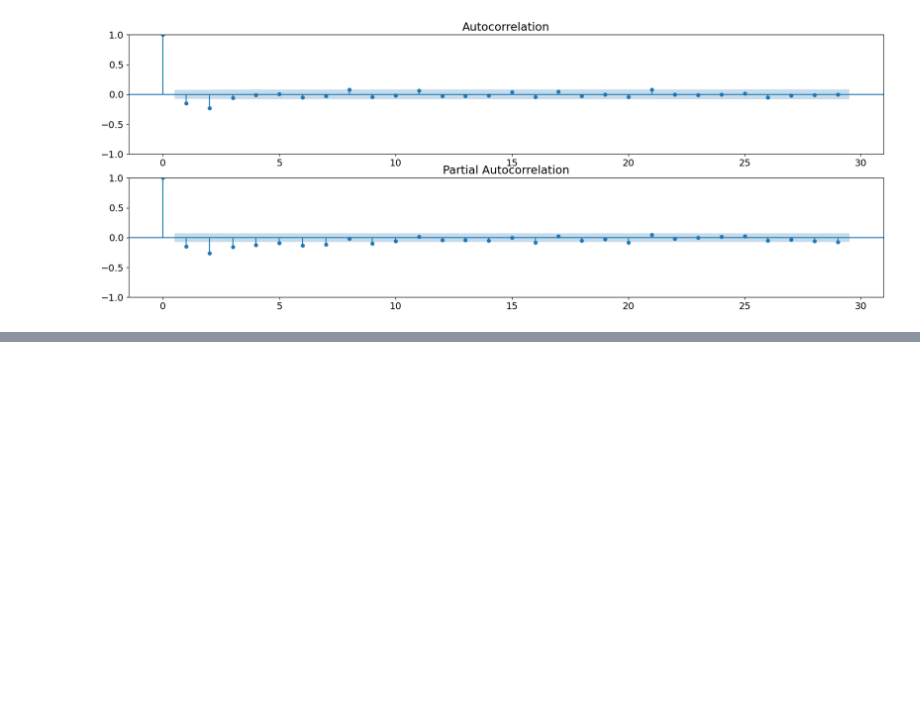
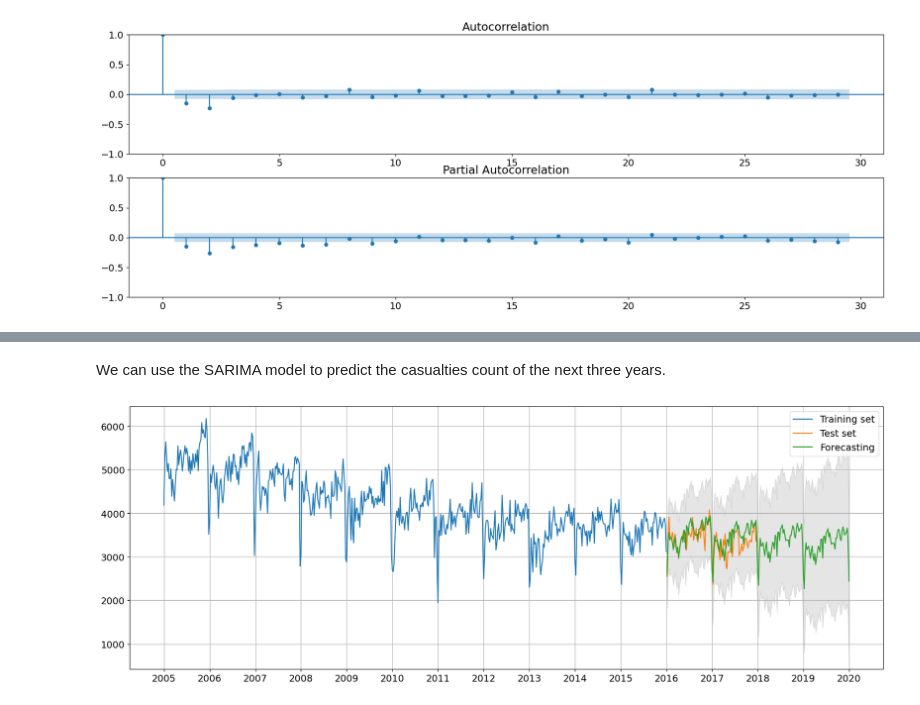
Before and after one commit to fedeStaffo/UK-Traffic-Accidents-Classification-Clustering-TimeSeries, a Jupyter notebook: time_series_analysis/time_series_analysis.ipynb, the cells around one changed output, grey strips where cells are left out. Saved outputs shown, nothing was run; the diff lists cells and outputs as text; code cells hidden in the pictures; blank space fills up the shorter version.

```diff
--- a/time_series_analysis/time_series_analysis.ipynb
+++ b/time_series_analysis/time_series_analysis.ipynb
@@ -449,0 +551,19 @@ fig = sm.graphics.tsa.plot_pacf(weekly_df_d1, ax=ax2)
+# %% [markdown]
+We can use the SARIMA model to predict the casualties count of the next three years.
+# %%
+fig, ax = plt.subplots(figsize=(20, 7))
+
+ax.plot(weekly_df['number_of_casualties'][:-52*2],label='Training set')
+ax.plot(weekly_df['number_of_casualties'][-52*2:], label='Test set')
+
+fcast = fit_model.get_forecast(steps=52*4).summary_frame()
+ax.plot(fcast['mean'], label='Forecasting')
+ax.fill_between(fcast.index, fcast['mean_ci_lower'], fcast['mean_ci_upper'], color='k', alpha=0.1)
+
+ax.set_xticks(range(1,52*16,52))
+ax.set_xticklabels(range(2005,2005+16))
+plt.grid()
+plt.legend()
+plt.show()
+# %% [output]
+[figure, added]
```
Also changed, not shown: parts of 14 cells of this notebook.
